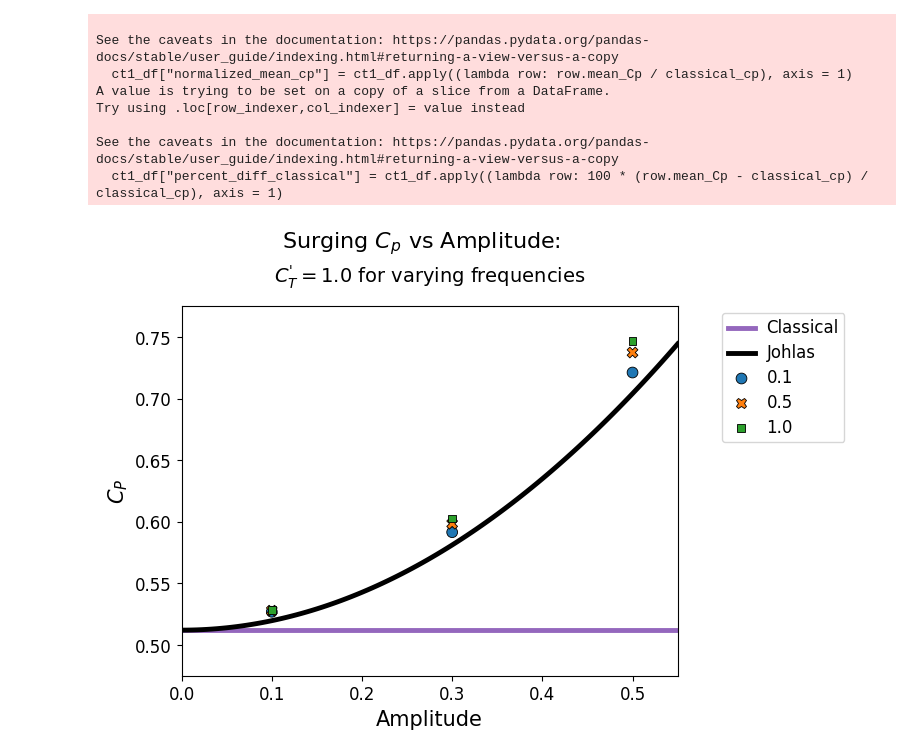
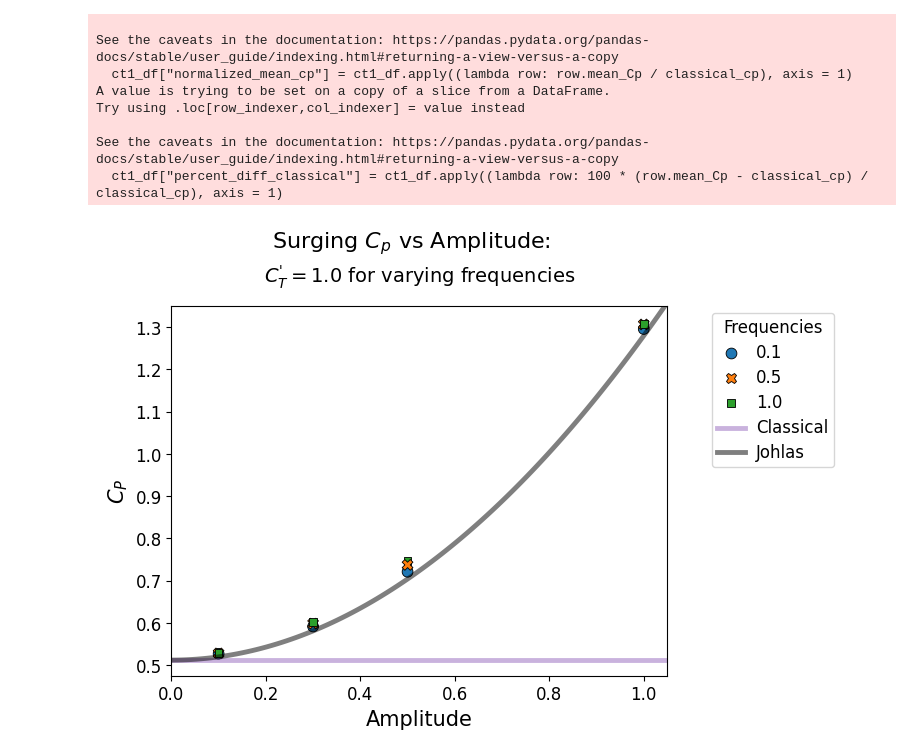
Before and after one commit to skygering/SimsPadeOps, a Jupyter notebook: analysis/movement_exploration.ipynb, the cells around one changed output. Cells and saved outputs as stored; diff of their text form; code cells hidden in the pictures.

```diff
--- a/analysis/movement_exploration.ipynb
+++ b/analysis/movement_exploration.ipynb
@@ -33,5 +29,5 @@ def natural_sort(l):
     alphanum_key = lambda key: [convert(c) for c in re.split('([0-9]+)', key)]
     return sorted(l, key=alphanum_key)
 
-df = pd.read_csv("/Users/sky/src/HowlandLab/data/initial_moving_analysis.csv")
+df = pd.read_csv("/Users/sky/src/HowlandLab/data/expanded_moving_analysis.csv")
 df = df.dropna()
@@ -38,4 +50,5 @@ df = df.dropna()
 # %%
+df = df.dropna()
 df['Movement'] = df.apply(lambda row: ("Stationary" if row.marker == "o" else ("Surging" if row.marker == "s" else "Pitching")), axis = 1)
 df = df[df.nx == 256]  # only keep 256 x 128 x 128 simulations
 df = df[df.filterFactor == 1.5]
@@ -47,8 +60,8 @@ df = df.drop_duplicates(subset = cols_to_keep, keep = 'last')
 max_motion_df = df[df["surge_freq"] == 1]
 max_motion_df = max_motion_df[(max_motion_df["surge_amplitude"] == 0.5) | (max_motion_df["pitch_amplitude"] == 5)]
 # %%
-def fix_legend(ax):
-    leg = ax.legend()
+def fix_legend(ax, title = ""):
+    leg = ax.legend(title = title, title_fontsize ='12')
     # leg.set_title("")
     plt.setp(leg.get_texts(), fontsize='12')
     bb = leg.get_bbox_to_anchor().transformed(ax.transAxes.inverted())
@@ -204,38 +223,49 @@ See the caveats in the documentation: https://pandas.pydata.org/pandas-docs/stab
 # %%
 fig, ax = plt.subplots(1, 1)
 fig.suptitle("Surging $C_p$ vs Amplitude:", size = 16, y = 1.04)
 plt.title("$C_T^\' = 1.0$ for varying frequencies", size = 14, y = 1.04)
 ax.set_xlabel('Amplitude', size = 15)
 ax.set_ylabel('$C_P$', size = 15)
-ax.set_xlim(0, 0.55)
-ax.set_ylim(0.475, 0.775)
+ax.set_xlim(0, 1.05)
+ax.set_ylim(0.475, 1.35)
 ax.tick_params(axis='both', which='major', labelsize=12)
 linewidth = 3.5
 
-
 palette =['tab:blue', 'tab:orange', 'tab:green']
 
-amp = np.linspace(0.0, 0.55, num = 100)
+amp = np.linspace(0.0, 1.05, num = 100)
 johlas_surge_classical = [johlas(classical_cp, a, 0.0) for a in amp]
 
-ax.axhline(y = classical_cp, color = 'tab:purple', label = "Classical", linewidth = linewidth)
-fix_legend(ax)
-plt.savefig("/Users/sky/Downloads/classical.png", dpi=300, bbox_inches = "tight")
+# ax.axhline(y = classical_cp, color = 'tab:purple', label = "Classical", linewidth = linewidth)
+# fix_legend(ax)
+# plt.savefig("/Users/sky/Downloads/classical.png", dpi=300, bbox_inches = "tight")
 
-sns.lineplot(x = amp, y = johlas_surge_classical, color = 'k', label = "Johlas", linewidth = linewidth, zorder = 3)
-fix_legend(ax)
-plt.savefig("/Users/sky/Downloads/johlas.png", dpi=300, bbox_inches = "tight")
+# sns.lineplot(x = amp, y = johlas_surge_classical, color = 'k', label = "Johlas", linewidth = linewidth, zorder = 3)
+# fix_legend(ax)
+# plt.savefig("/Users/sky/Downloads/johlas.png", dpi=300, bbox_inches = "tight")
 
 # sns.scatterplot(data = surge_df[surge_df["amp"] < 0.3], x = "amp", y = "mean_Cp", hue = "surge_freq", style = "surge_freq", palette = palette, edgecolor = 'k',  s=60)
 # fix_legend(ax)
 # plt.savefig("/Users/sky/Downloads/first_apm.png", dpi=300, bbox_inches = "tight")
 
 # sns.scatterplot(data = surge_df[surge_df["amp"] < 0.5], x = "amp", y = "mean_Cp", hue = "surge_freq", style = "surge_freq", palette = palette, edgecolor = 'k',  s=60)
 # fix_legend(ax)
 # plt.savefig("/Users/sky/Downloads/second_apm.png", dpi=300, bbox_inches = "tight")
 
 sns.scatterplot(data = surge_df, x = "amp", y = "mean_Cp", hue = "surge_freq", style = "surge_freq", palette = palette, edgecolor = 'k',  s=60)
 fix_legend(ax)
+
+amp = np.linspace(0.0, 1.05, num = 100)
+johlas_surge_classical = [johlas(classical_cp, a, 0.0) for a in amp]
+
+ax.axhline(y = classical_cp, color = 'tab:purple', label = "Classical", linewidth = linewidth, alpha = 0.5)
+fix_legend(ax)
+plt.savefig("/Users/sky/Downloads/classical.png", dpi=300, bbox_inches = "tight")
+
+sns.lineplot(x = amp, y = johlas_surge_classical, color = 'k', label = "Johlas", linewidth = linewidth, zorder = 3, alpha = 0.5)
+fix_legend(ax, title = "Frequencies")
+plt.savefig("/Users/sky/Downloads/johlas.png", dpi=300, bbox_inches = "tight")
+
 plt.savefig("/Users/sky/Downloads/third_apm.png", dpi=300, bbox_inches = "tight")
 # %% [output]
-[figure, old version]
+[figure, new version]
```
Also changed, not shown: parts of 9 cells of this notebook, 1 other file.
